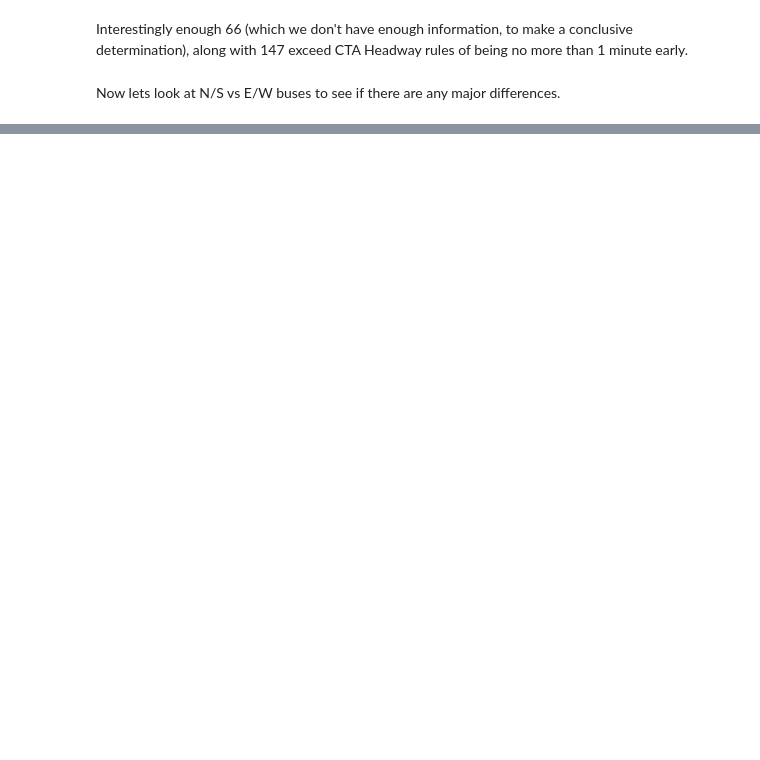
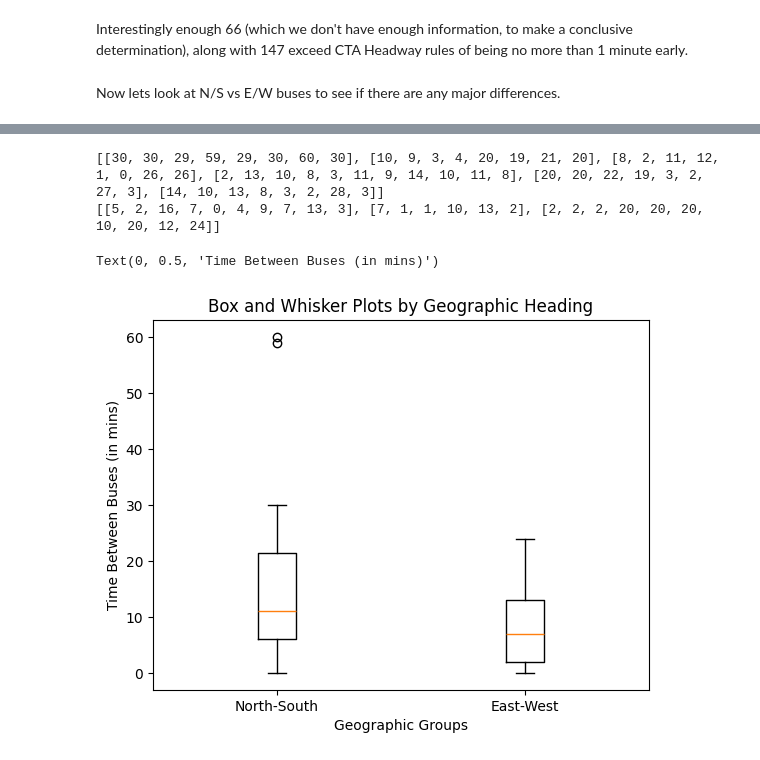
Before and after one commit to mhorowitz11213/CS424_Fall2016_Project, a Jupyter notebook: Exploratory Data/CS_424_Exploratory_Research_on_Primary_Data.ipynb, the cells around one changed output, grey strips where cells are left out. Saved outputs shown, nothing was run; the diff lists cells and outputs as text; code cells hidden in the pictures; blank space fills up the shorter version.

```diff
--- a/Exploratory Data/CS_424_Exploratory_Research_on_Primary_Data.ipynb
+++ b/Exploratory Data/CS_424_Exploratory_Research_on_Primary_Data.ipynb
@@ -489,0 +508,22 @@ plt.show()
+# %%
+#Distribution of wait times by North-S East west
+#Lets group wait times by geography
+#North list
+north_list=[96,36,22,8,146,147]
+ns_waits=[route_96,route_36,route_22,route_8,route_146, route_147]
+#Stack Overflow
+ns_waits_final = [val for route in ns_waits for val in route]
+ew_waits=[route_20,route_56,route_157]
+ew_waits_final = [val for route in ew_waits for val in route]
+box_geog_wait=[ns_waits_final,ew_waits_final]
+print(ns_waits)
+print(ew_waits)
+plt.boxplot(box_geog_wait,labels=['North-South','East-West'])
+plt.title('Box and Whisker Plots by Geographic Heading')
+plt.xlabel('Geographic Groups')
+plt.ylabel('Time Between Buses (in mins)')
+# %% [output]
+[[30, 30, 29, 59, 29, 30, 60, 30], [10, 9, 3, 4, 20, 19, 21, 20], [8, 2, 11, 12, 1, 0, 26, 26], [2, 13, 10, 8, 3, 11, 9, 14, 10, 11, 8], [20, 20, 22, 19, 3, 2, 27, 3], [14, 10, 13, 8, 3, 2, 28, 3]]
+[[5, 2, 16, 7, 0, 4, 9, 7, 13, 3], [7, 1, 1, 10, 13, 2], [2, 2, 2, 20, 20, 20, 10, 20, 12, 24]]
+Text(0, 0.5, 'Time Between Buses (in mins)')
+[figure, added]
```
Also changed, not shown: parts of 5 cells of this notebook.
